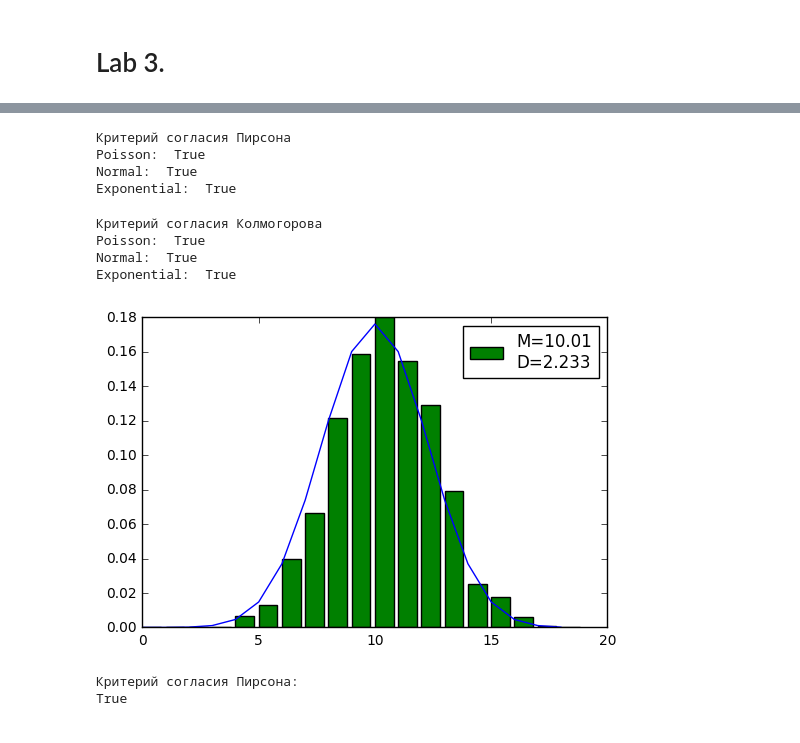
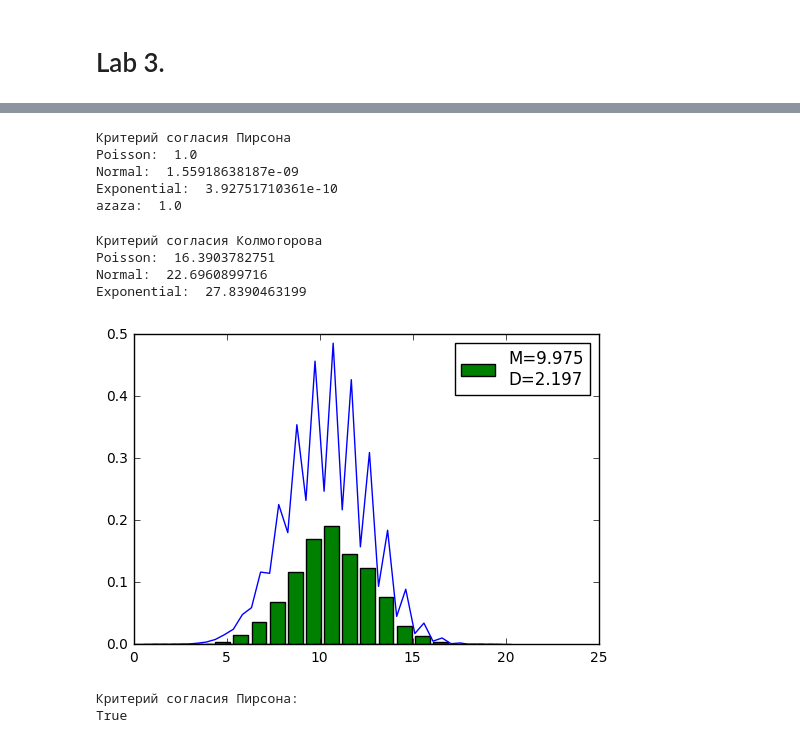
Before and after one commit to YRustt/B16-17-SSM, a Jupyter notebook: iism_lab3.ipynb, the cells around one changed output, grey strips where cells are left out. Cells and saved outputs as stored; diff of their text form; code cells hidden in the pictures.

```diff
--- a/iism_lab3.ipynb
+++ b/iism_lab3.ipynb
@@ -246,42 +205,33 @@ draw_empirical_histogram(res3,
 # %%
 print("Критерий согласия Пирсона")
-print("Poisson: ", pearson_test(res1, [i for i in range(min(res1), max(res1) + 1)], eps=0.037,
-                                func=poisson_distribution_function,
-                                params={'l': 1}))
-print("Normal: ", pearson_test(res2,
-                               [i for i in np.arange(min(res2), max(res2), 0.2)],
-                               eps=0.037,
-                               func=normal_distribution_function,
-                               params={'M': 0, 'D': 1}))
-print("Exponential: ", pearson_test(res3,
-                                    [i for i in np.arange(min(res3), max(res3), 0.2)],
-                                    eps=0.037,
-                                    func=exponential_distribution_function,
-                                    params={'l': 2}))
+print("Poisson: ", pearson_test(res1, 0, 20, 20,
+                                func=poisson_distribution_function, params={'l': 1}))
+print("Normal: ", pearson_test(res2, 0, 20, 40,
+                               func=normal_distribution_function, params={'M': 0, 'D': 1}))
+print("Exponential: ", pearson_test(res3, 0, 20, 40,
+                                    func=exponential_distribution_function, params={'l': 2}))
+
+print("azaza: ", pearson_test(res1, 0, 20, 40,
+                                    func=exponential_distribution_function, params={'l': 2}))
 # %% [output]
 Критерий согласия Пирсона
-Poisson:  True
-Normal:  True
-Exponential:  True
+Poisson:  1.0
+Normal:  1.55918638187e-09
+Exponential:  3.92751710361e-10
+azaza:  1.0
 # %%
 print("Критерий согласия Колмогорова")
-print("Poisson: ", kolmogorov_test(res1,
-                                   eps=0.037,
-                                   func=poisson_distribution_function,
-                                   params={'l': 1}))
-print("Normal: ", kolmogorov_test(res2,
-                                  eps=0.037,
-                                  func=normal_distribution_function,
-                                  params={'M': 0, 'D': 1}))
-print("Exponential: ", kolmogorov_test(res3,
-                                       eps=0.037,
-                                       func=exponential_distribution_function,
-                                       params={'l': 2}))
+print("Poisson: ", kolmogorov_test(res1, -10, 10, 20,
+                                   func=poisson_distribution_function, params={'l': 1}))
+print("Normal: ", kolmogorov_test(res2, 0, 20, 40,
+                                  func=normal_distribution_function, params={'M': 0, 'D': 1}))
+print("Exponential: ", kolmogorov_test(res3, 0, 20, 40,
+                                       func=exponential_distribution_function, params={'l': 2}))
 # %% [output]
 Критерий согласия Колмогорова
-Poisson:  True
-Normal:  True
-Exponential:  True
+Poisson:  16.3903782751
+Normal:  22.6960899716
+Exponential:  27.8390463199
 # %%
 n, ps = 20, [0.5, 0.5]
 psi4 = polynomial_psi(n, ps)
@@ -289,21 +239,16 @@ res4 = pd.Series([next(psi4) for _ in range(2000)])
 # %%
 def binomial_probability_density_function(x, n, p):
     val = 1
-    for i in range(1, x + 1):
+    for i in range(1, int(x) + 1):
         val *= (n - i + 1) / i * p * (1 - p)
     return val * (1 - p) ** (n - 2 * x)
 # %%
 new_res4 = [x[0] for x in res4]
-draw_empirical_histogram(new_res4,
-                         xs=[i for i in range(0, n)],
-                         func=binomial_probability_density_function,
-                         ax=plt.gca(),
-                         params={'n': n, 'p': ps[0]},
-                         label='M={:.4}\nD={:.4}'.format(M(new_res4), D(new_res4)),
-                         loc=1
-                         )
+draw_empirical_histogram(new_res4, 0, 20, 40,
+                         func=binomial_probability_density_function, ax=plt.gca(), params={'n': n, 'p': ps[0]},
+                         label='M={:.4}\nD={:.4}'.format(M(new_res4), D(new_res4)), loc=1)
 # %% [output]
-[figure, old version]
+[figure, new version]
 # %%
 print("Критерий согласия Пирсона:")
 print(pearson_test(new_res4,
```
Also changed, not shown: parts of 9 cells of this notebook, 1 other file.
